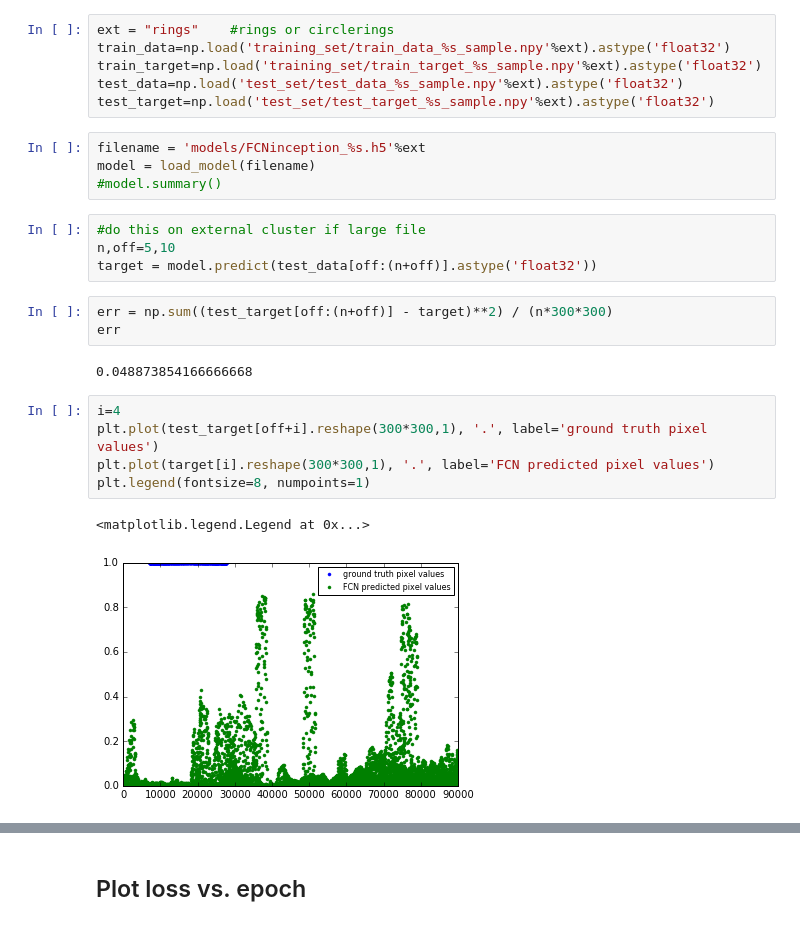
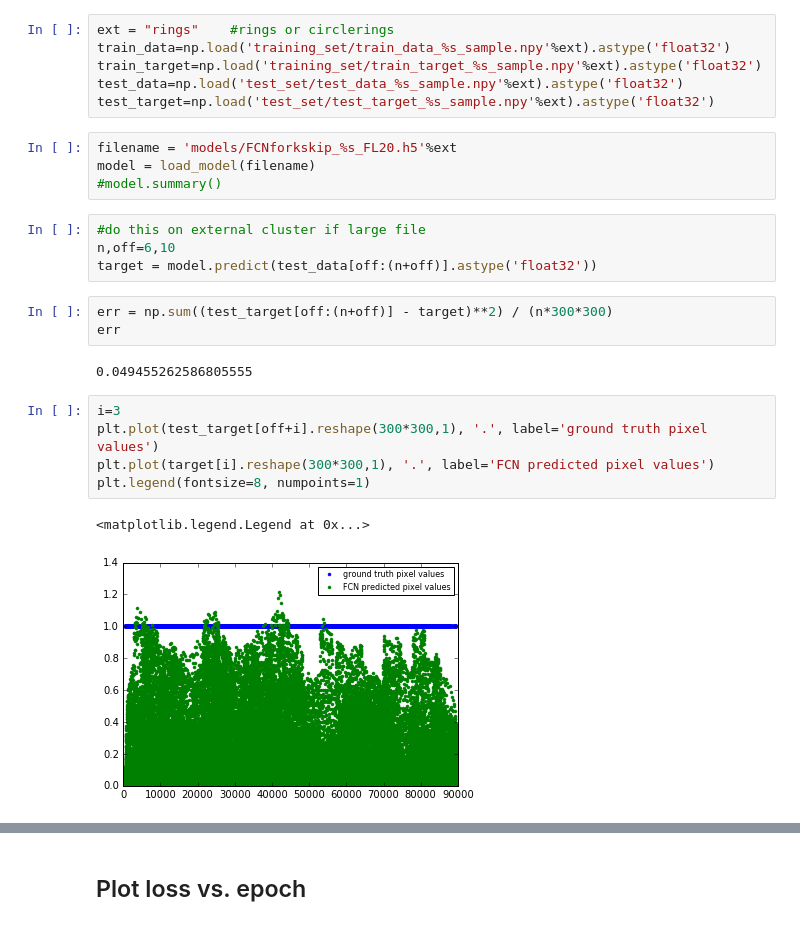
Before and after one commit to silburt/moon-craters, a Jupyter notebook: Mask_generator_analysis_ari.ipynb, the cells around one changed output, grey strips where cells are left out. Saved outputs shown, nothing was run; the diff lists cells and outputs as text.

```diff
--- a/Mask_generator_analysis_ari.ipynb
+++ b/Mask_generator_analysis_ari.ipynb
@@ -104,24 +117,24 @@ train_target=np.load('training_set/train_target_%s_sample.npy'%ext).astype('floa
 test_data=np.load('test_set/test_data_%s_sample.npy'%ext).astype('float32')
 test_target=np.load('test_set/test_target_%s_sample.npy'%ext).astype('float32')
 # %%
-filename = 'models/FCNinception_%s.h5'%ext
+filename = 'models/FCNforkskip_%s_FL20.h5'%ext
 model = load_model(filename)
 #model.summary()
 # %%
 #do this on external cluster if large file
-n,off=5,10
+n,off=6,10
 target = model.predict(test_data[off:(n+off)].astype('float32'))
 # %%
 err = np.sum((test_target[off:(n+off)] - target)**2) / (n*300*300)
 err
 # %% [output]
-0.048873854166666668
+0.049455262586805555
 # %%
-i=4
+i=3
 plt.plot(test_target[off+i].reshape(300*300,1), '.', label='ground truth pixel values')
 plt.plot(target[i].reshape(300*300,1), '.', label='FCN predicted pixel values')
 plt.legend(fontsize=8, numpoints=1)
 # %% [output]
 <matplotlib.legend.Legend at 0x...>
-[figure, old version]
+[figure, new version]
 # %%
```
Also changed, not shown: parts of 2 cells of this notebook, 4 other files.
